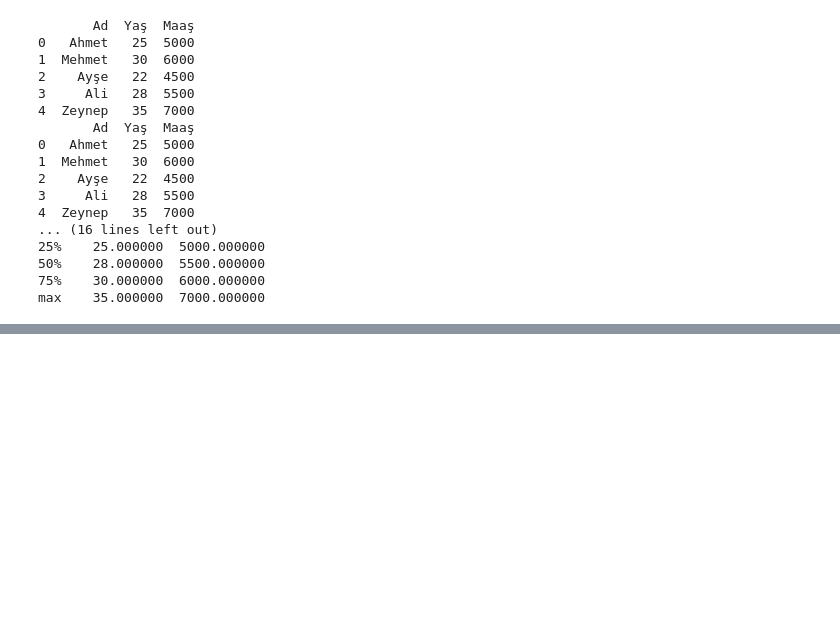
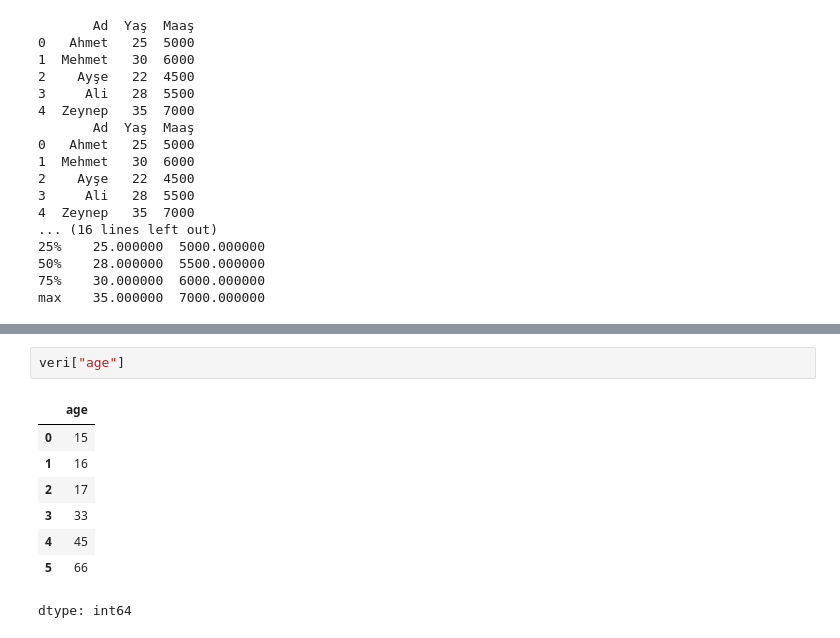
Before and after one commit to ayzezzz/Pupilica-AI-Bootcamp-Notes, a Jupyter notebook: pandas_operations.ipynb, the cells around one changed output, grey strips where cells are left out. Cells and saved outputs as stored; diff of their text form; blank space fills up the shorter version.

```diff
--- a/pandas_operations.ipynb
+++ b/pandas_operations.ipynb
@@ -182,0 +201,11 @@ max    35.000000  7000.000000
+# %%
+veri["age"]
+# %% [output]
+|  | age |
+| 0 | 15 |
+| 1 | 16 |
+| 2 | 17 |
+| 3 | 33 |
+| 4 | 45 |
+| 5 | 66 |
+dtype: int64
```
Also changed, not shown: parts of 10 cells of this notebook, 1 other file.
